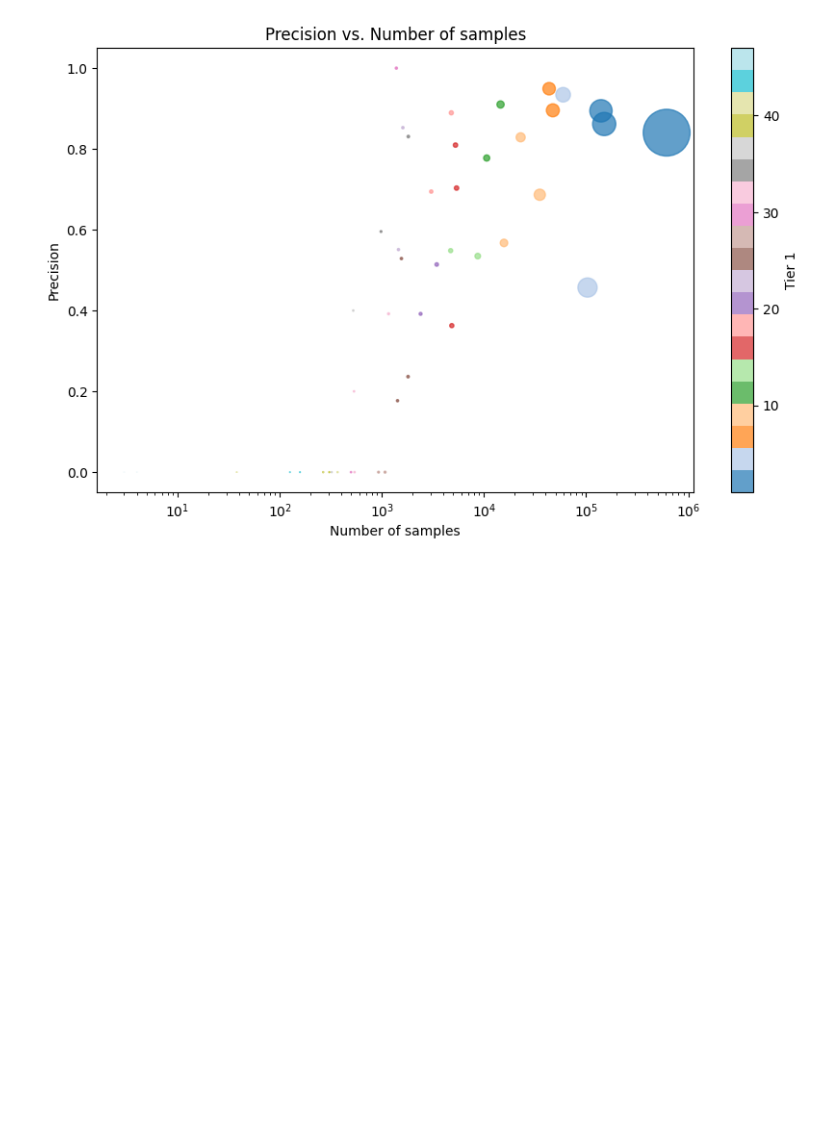
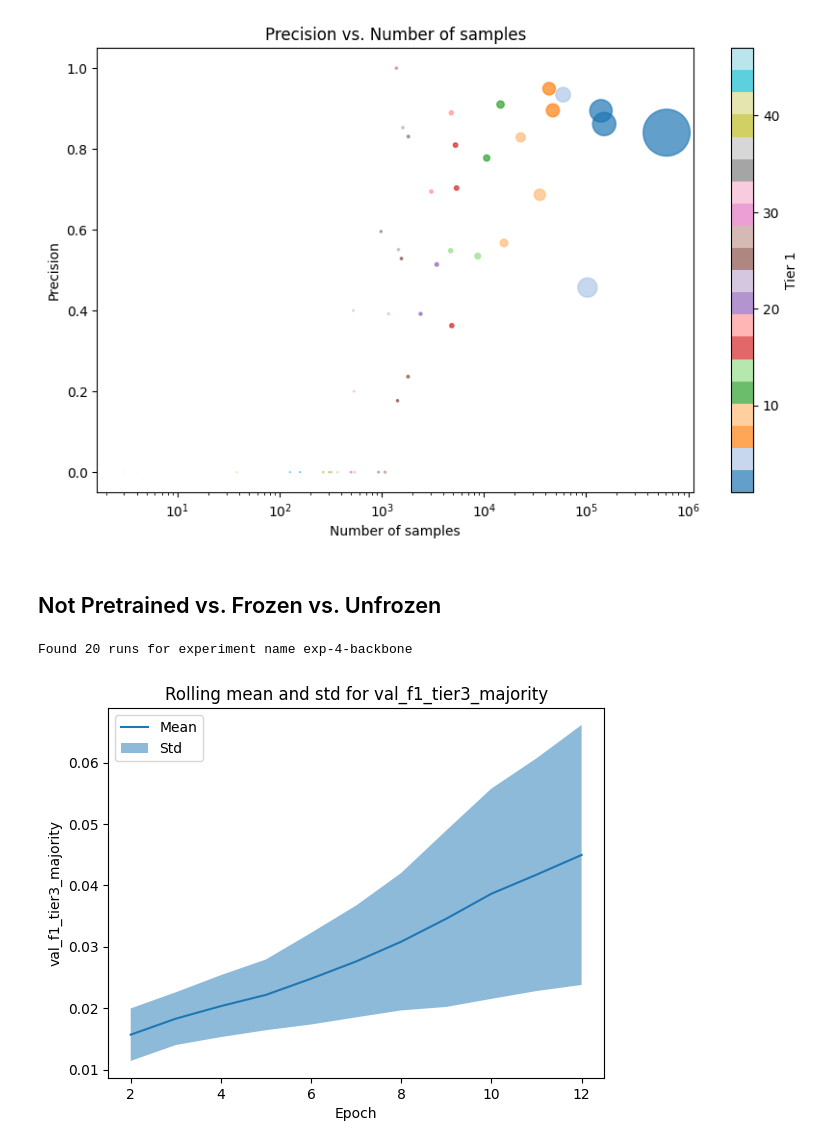
Before and after one commit to Satellite-Based-Crop-Classification/messis, a Jupyter notebook: notebooks/experiment_evaluation.ipynb, the cells around one changed output. Cells and saved outputs as stored; diff of their text form; code cells hidden in the pictures; blank space fills up the shorter version.

Commit message:
start plot for experiment 4 frozen backbone

```diff
--- a/notebooks/experiment_evaluation.ipynb
+++ b/notebooks/experiment_evaluation.ipynb
@@ -764,3 +764,72 @@ plt.xscale('log')
 plt.show()
 # %% [output]
 [figure]
+# %% [markdown]
+## Not Pretrained vs. Frozen vs. Unfrozen
+# %%
+# %%
+import wandb
+import pandas as pd
+import numpy as np
+
+
+# %%
+EXPERIMENT_GROUP = "exp-4-backbone"
+METRIC = "val_f1_tier3_majority"
+ROLLING_WINDOW = 5 # Number of epochs to average over for the uncertainty band
+
+# %%
+api = wandb.Api(timeout=60)
+
+# %%
+runs = api.runs("crop-classification/messis", filters={"config.experiment_group": EXPERIMENT_GROUP})
+print(f"Found {len(runs)} runs for experiment name {EXPERIMENT_GROUP}")
+
+
+# %%
+f1s = []
+min_len = float("inf")
+for run in runs:
+    history = pd.DataFrame(list(run.scan_history()))
+    f1 = history[METRIC].values
+    # Remove NaNs
+    f1 = f1[~np.isnan(f1)]
+    f1s.append(f1)
+    min_len = min(min_len, len(f1))
+
+f1s_for_band = [f1[:min_len] for f1 in f1s]
+
+# %%
+import matplotlib.pyplot as plt
+
+
+
+f1s_for_band = np.array(f1s_for_band)
+mean = np.mean(f1s_for_band, axis=0)
+std = np.std(f1s_for_band, axis=0)
+
+# Calculate rolling mean and std
+rolling_mean = np.convolve(mean, np.ones(ROLLING_WINDOW)/ROLLING_WINDOW, mode='valid')
+rolling_std = np.convolve(std, np.ones(ROLLING_WINDOW)/ROLLING_WINDOW, mode='valid')
+
+# plt.plot(rolling_mean, label="Mean")
+plt.plot(np.arange((ROLLING_WINDOW-1)/2, len(rolling_mean) + (ROLLING_WINDOW-1)/2), rolling_mean, label="Mean")
+# plt.fill_between(range(len(rolling_mean)), rolling_mean - rolling_std, rolling_mean + rolling_std, alpha=0.25, label="Std")
+plt.fill_between(np.arange((ROLLING_WINDOW-1)/2, len(rolling_mean) + (ROLLING_WINDOW-1)/2), rolling_mean - rolling_std, rolling_mean + rolling_std, alpha=0.5, label="Std")
+
+# plot the individual runs
+# for f1 in f1s_for_band:
+#     # use random color
+#     color = np.random.rand(3)
+#     plt.plot(f1[:min_len], alpha=0.5, color=color)
+#     # with a dot at the end
+#     plt.plot(min_len-1, f1[min_len-1], "o", color=color)
+
+plt.legend()
+plt.xlabel("Epoch")
+plt.ylabel(METRIC)
+plt.title(f"Rolling mean and std for {METRIC}")
+plt.show()
+# %% [output]
+Found 20 runs for experiment name exp-4-backbone
+[figure, added]
```
Also changed, not shown: parts of 6 cells of this notebook.
